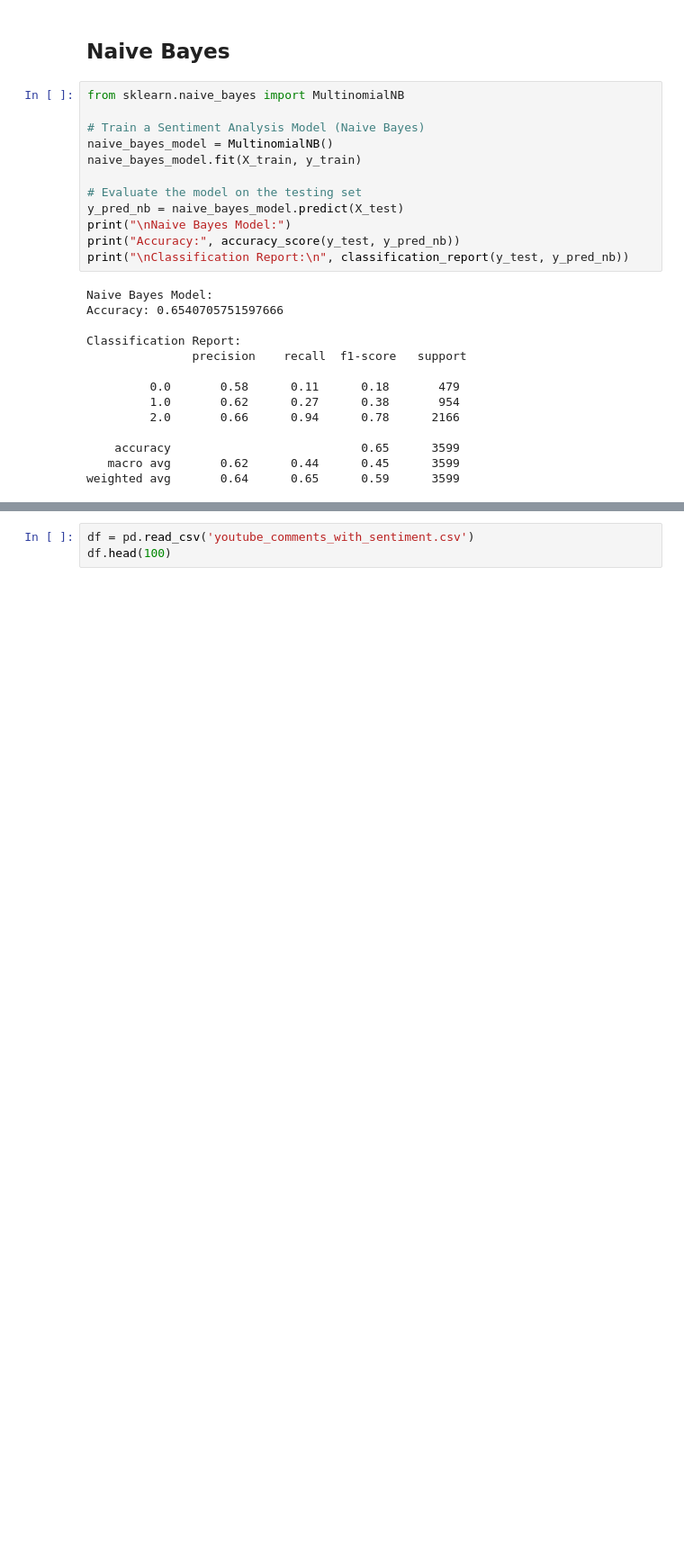
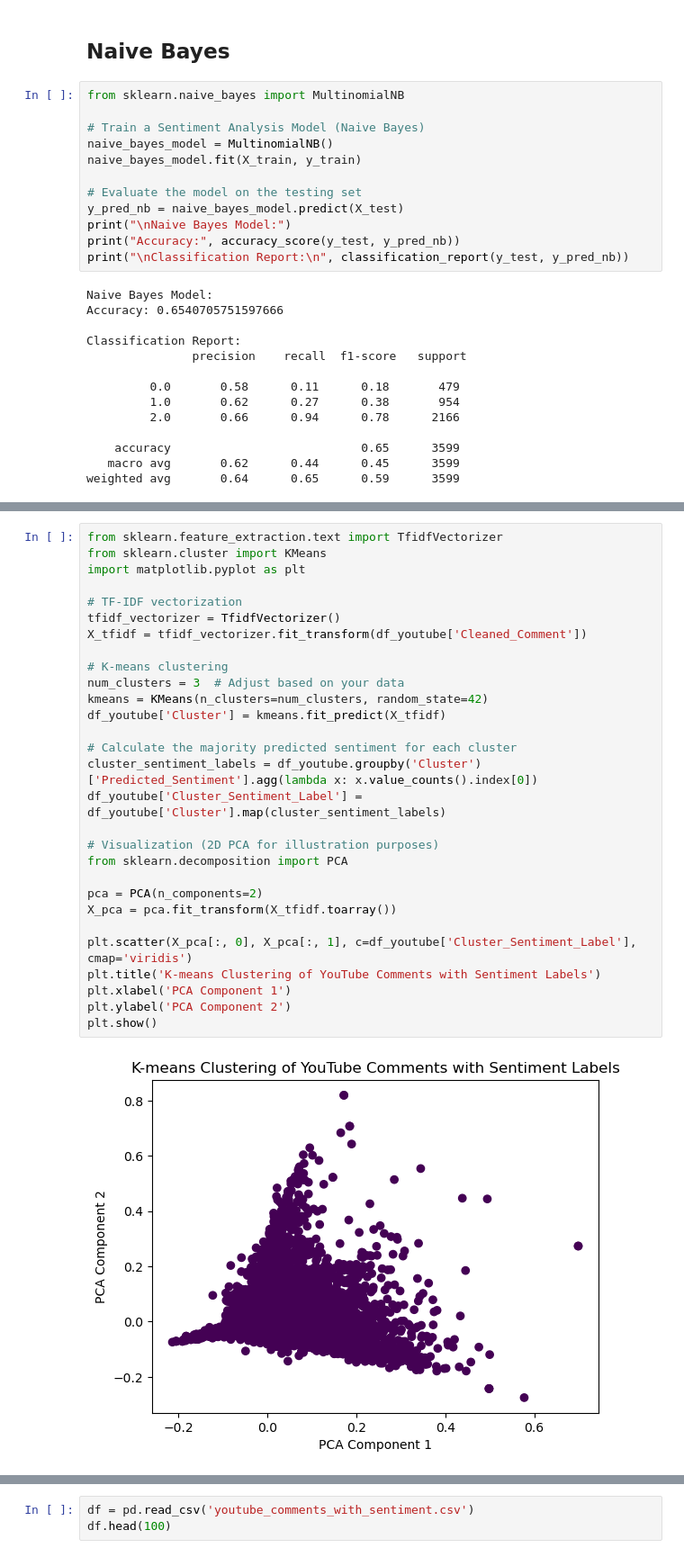
Before and after one commit to shubhamnarkhede/Youtube_Video_Stance_Aanalysis, a Jupyter notebook: YouTube_Data_Final_new.ipynb, the cells around one changed output, grey strips where cells are left out. Shown at 90% size. Saved outputs shown, nothing was run; the diff lists cells and outputs as text; blank space fills up the shorter version.

```diff
--- a/YouTube_Data_Final_new.ipynb
+++ b/YouTube_Data_Final_new.ipynb
@@ -1051,0 +1215,31 @@ df_youtube['Predicted_Sentiment'] = combined_predictions.mode(axis=1)[0]
+# %%
+from sklearn.feature_extraction.text import TfidfVectorizer
+from sklearn.cluster import KMeans
+import matplotlib.pyplot as plt
+
+# TF-IDF vectorization
+tfidf_vectorizer = TfidfVectorizer()
+X_tfidf = tfidf_vectorizer.fit_transform(df_youtube['Cleaned_Comment'])
+
+# K-means clustering
+num_clusters = 3  # Adjust based on your data
+kmeans = KMeans(n_clusters=num_clusters, random_state=42)
+df_youtube['Cluster'] = kmeans.fit_predict(X_tfidf)
+
+# Calculate the majority predicted sentiment for each cluster
+cluster_sentiment_labels = df_youtube.groupby('Cluster')['Predicted_Sentiment'].agg(lambda x: x.value_counts().index[0])
+df_youtube['Cluster_Sentiment_Label'] = df_youtube['Cluster'].map(cluster_sentiment_labels)
+
+# Visualization (2D PCA for illustration purposes)
+from sklearn.decomposition import PCA
+
+pca = PCA(n_components=2)
+X_pca = pca.fit_transform(X_tfidf.toarray())
+
+plt.scatter(X_pca[:, 0], X_pca[:, 1], c=df_youtube['Cluster_Sentiment_Label'], cmap='viridis')
+plt.title('K-means Clustering of YouTube Comments with Sentiment Labels')
+plt.xlabel('PCA Component 1')
+plt.ylabel('PCA Component 2')
+plt.show()
+# %% [output]
+[figure, added]
```
Also changed, not shown: parts of 33 cells of this notebook.
